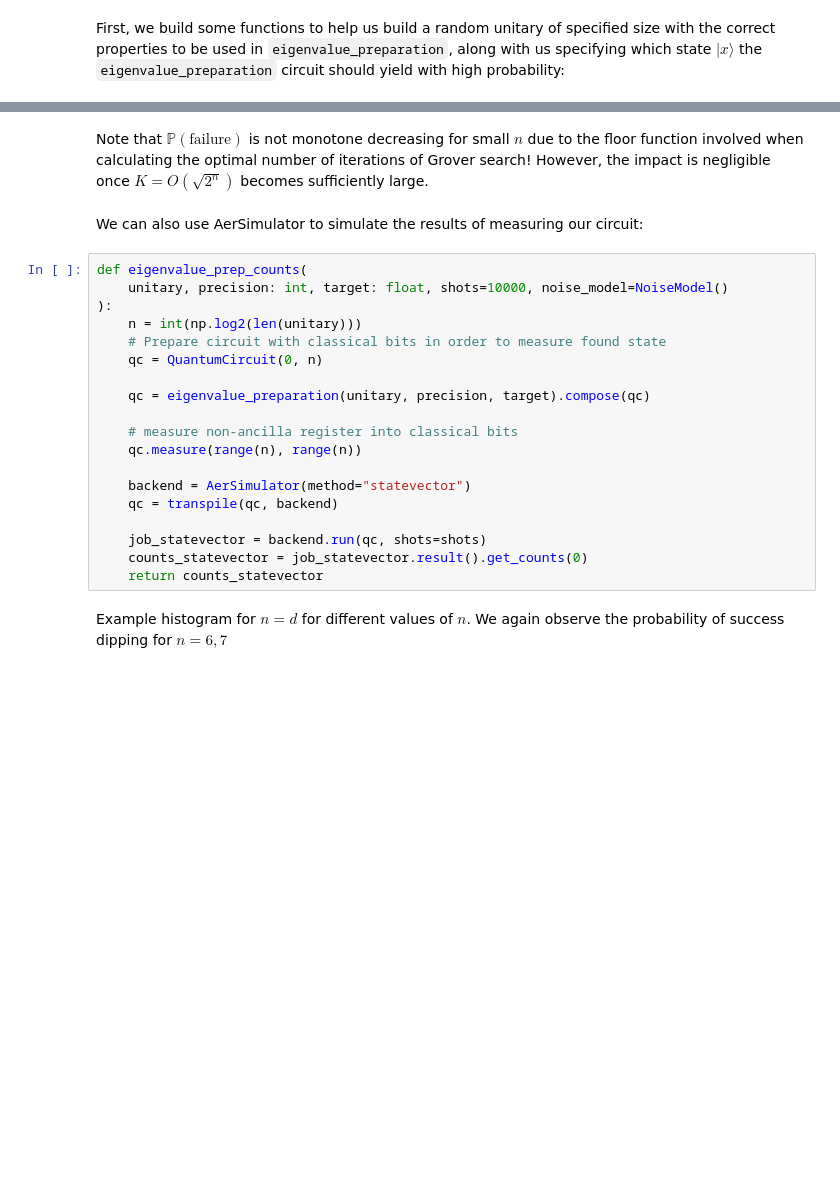
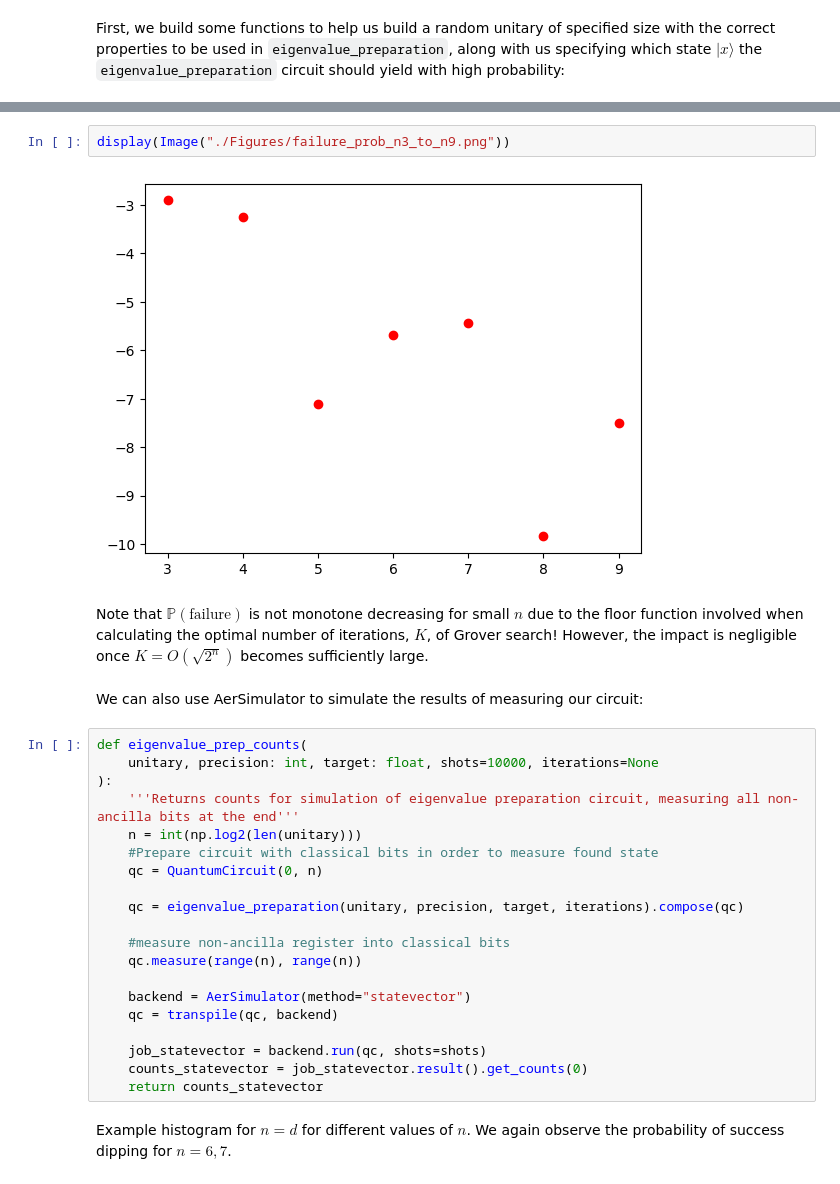
Before and after one commit to calum-shearer/EigenvectorPhaseIdentification, a Jupyter notebook: Eigenvalue_Preparation.ipynb, the cells around one changed output, grey strips where cells are left out. Drawn from its saved outputs; the diff is of its cells as text; blank space fills up the shorter version.

```diff
--- a/Eigenvalue_Preparation.ipynb
+++ b/Eigenvalue_Preparation.ipynb
@@ -243,18 +251,23 @@ SyntaxError: expected 'else' after 'if' expression (3962262040.py, line 12)
+# %%
+display(Image("./Figures/failure_prob_n3_to_n9.png"))
+# %% [output]
+[figure, added]
 # %% [markdown]
-Note that $\mathbb{P}(\text{failure})$ is not monotone decreasing for small $n$ due to the floor function involved when calculating the optimal number of iterations of Grover search! However, the impact is negligible once $K = O(\sqrt{2^n})$ becomes sufficiently large.
+Note that $\mathbb{P}(\text{failure})$ is not monotone decreasing for small $n$ due to the floor function involved when calculating the optimal number of iterations, $K$, of Grover search! However, the impact is negligible once $K = O(\sqrt{2^n})$ becomes sufficiently large.
 # %% [markdown]
 We can also use AerSimulator to simulate the results of measuring our circuit:
 # %%
 def eigenvalue_prep_counts(
-    unitary, precision: int, target: float, shots=10000, noise_model=NoiseModel()
+    unitary, precision: int, target: float, shots=10000, iterations=None
 ):
+    '''Returns counts for simulation of eigenvalue preparation circuit, measuring all non-ancilla bits at the end'''
     n = int(np.log2(len(unitary)))
-    # Prepare circuit with classical bits in order to measure found state
+    #Prepare circuit with classical bits in order to measure found state
     qc = QuantumCircuit(0, n)
 
-    qc = eigenvalue_preparation(unitary, precision, target).compose(qc)
+    qc = eigenvalue_preparation(unitary, precision, target, iterations).compose(qc)
 
-    # measure non-ancilla register into classical bits
+    #measure non-ancilla register into classical bits
     qc.measure(range(n), range(n))
 
     backend = AerSimulator(method="statevector")
@@ -264,5 +277,5 @@ def eigenvalue_prep_counts(
     counts_statevector = job_statevector.result().get_counts(0)
     return counts_statevector
 # %% [markdown]
-Example histogram for $n=d$ for different values of $n$. We again observe the probability of success dipping for $n=6,7$
+Example histogram for $n=d$ for different values of $n$. We again observe the probability of success dipping for $n=6,7$.
 # %%
```
Also changed, not shown: parts of 15 cells of this notebook.
